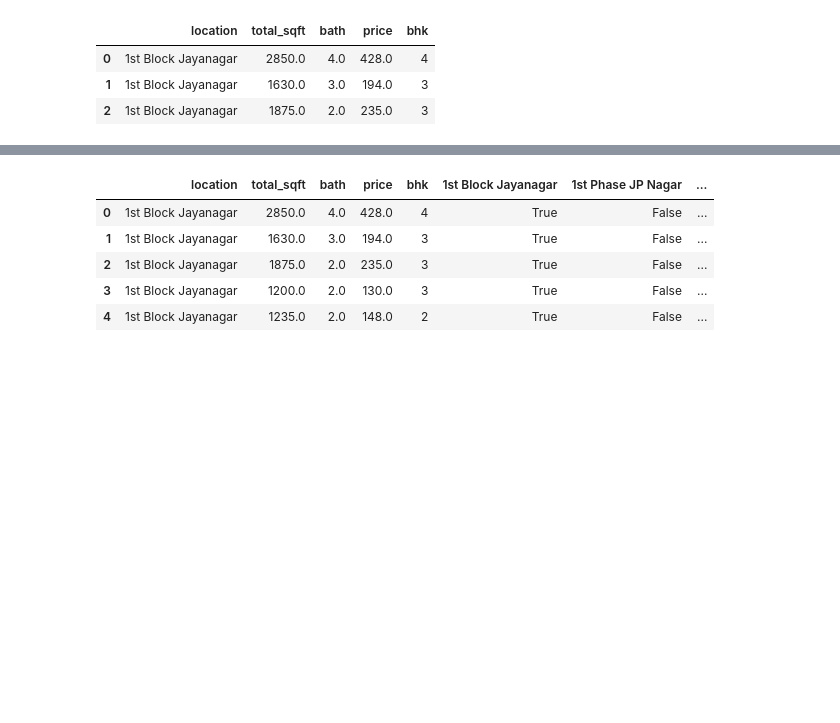
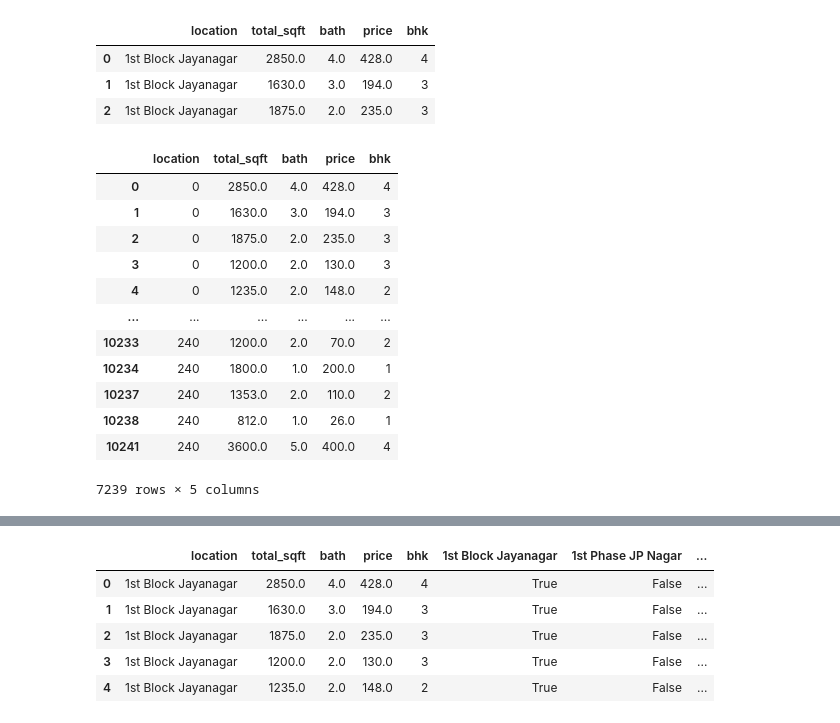
Before and after one commit to NayeemHossenJim/Machine-Learning, a Jupyter notebook: 6. House Price Prediction/1. BHP/2. Model/banglore_home_prices_final.ipynb, the cells around one changed output, grey strips where cells are left out. Drawn from its saved outputs; the diff is of its cells as text; code cells hidden in the pictures; blank space fills up the shorter version.

```diff
--- a/6. House Price Prediction/1. BHP/2. Model/banglore_home_prices_final.ipynb
+++ b/6. House Price Prediction/1. BHP/2. Model/banglore_home_prices_final.ipynb
@@ -392,4 +390,26 @@ df10.head(3)
 | 0 | 1st Block Jayanagar | 2850.0 | 4.0 | 428.0 | 4 |
 | 1 | 1st Block Jayanagar | 1630.0 | 3.0 | 194.0 | 3 |
 | 2 | 1st Block Jayanagar | 1875.0 | 2.0 | 235.0 | 3 |
+# %%
+from sklearn.preprocessing import LabelEncoder
+
+encoder = LabelEncoder()
+
+df10['location'] = encoder.fit_transform(df10['location'])
+
+df10
+# %% [output]
+|  | location | total_sqft | bath | price | bhk |
+| 0 | 0 | 2850.0 | 4.0 | 428.0 | 4 |
+| 1 | 0 | 1630.0 | 3.0 | 194.0 | 3 |
+| 2 | 0 | 1875.0 | 2.0 | 235.0 | 3 |
+| 3 | 0 | 1200.0 | 2.0 | 130.0 | 3 |
+| 4 | 0 | 1235.0 | 2.0 | 148.0 | 2 |
+| ... | ... | ... | ... | ... | ... |
+| 10233 | 240 | 1200.0 | 2.0 | 70.0 | 2 |
+| 10234 | 240 | 1800.0 | 1.0 | 200.0 | 1 |
+| 10237 | 240 | 1353.0 | 2.0 | 110.0 | 2 |
+| 10238 | 240 | 812.0 | 1.0 | 26.0 | 1 |
+| 10241 | 240 | 3600.0 | 5.0 | 400.0 | 4 |
+7239 rows × 5 columns
 # %%
```
Also changed, not shown: parts of 16 cells of this notebook, 2 other files.
